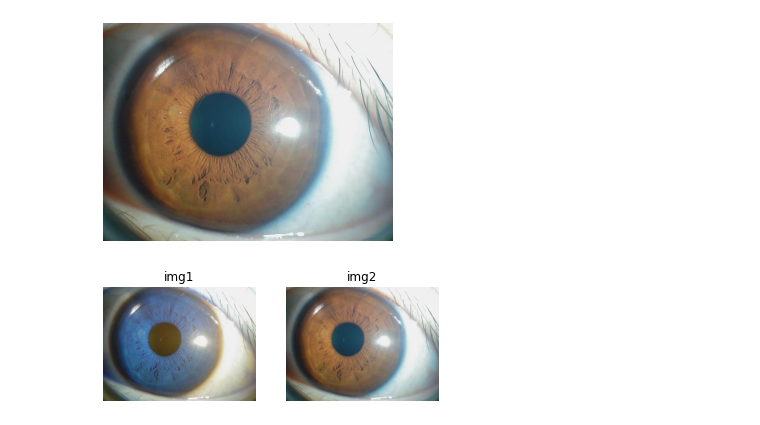
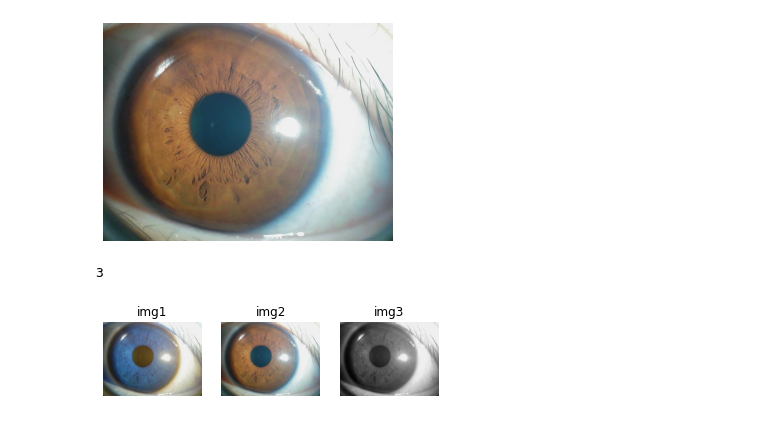
Before and after one commit to ImitatedSky/Github-openCV, a Jupyter notebook: opencv.ipynb, the cells around one changed output. Saved outputs shown, nothing was run; the diff lists cells and outputs as text; code cells hidden in the pictures.

```diff
--- a/opencv.ipynb
+++ b/opencv.ipynb
@@ -21,8 +21,8 @@ Drive already mounted at /content/gdrive; to attempt to forcibly remount, call d
 eye.jpg
 # %%
 import matplotlib.pyplot as plt # 導入matplotlib.pyplot函式庫
-img1 = cv.imread('gdrive/MyDrive/img/eye.jpg') #讀入掛載之雲端硬碟中的影像檔
-img2 = cv.cvtColor(img1, cv.COLOR_BGR2RGB) # 將影像色彩空間從 BGR888 轉成 RGB888
+img1 = cv2.imread('gdrive/MyDrive/img/eye.jpg') #讀入掛載之雲端硬碟中的影像檔
+img2 = cv2.cvtColor(img1, cv2.COLOR_BGR2RGB) # 將影像色彩空間從 BGR888 轉成 RGB888
 # plt.figure(figsize=(10,10)) # 設定顯示尺寸
 plt.axis("off") # 設定關閉XY軸刻尺
 plt.imshow(img2) # 繪製單張影像
@@ -30,16 +30,21 @@ plt.show() # 顯示影像
 # %% [output]
 [figure]
 # %%
+img3 = cv2.cvtColor(img2,cv2.COLOR_BGR2GRAY) #灰階
+# img3 = cv2.imread('gdrive/MyDrive/img/eye.jpg',cv2.IMREAD_GRAYSCALE) #灰階
 
-titles = ['img1', 'img2'] # 設定影像標題
-images = [img1, img2] # 設定顯示影像
-
+titles = ['img1', 'img2','img3'] # 設定影像標題
+images = [img1, img2, img3] # 設定顯示影像
+n = len(images)
+print(n)
 #繪製多張影像
-for i in range(2):
-  plt.subplot(1,2,i+1) # 指定子圖繪製位置
-  plt.imshow(images[i]) # 繪製單張影像
+for i in range(n):
+  plt.subplot(1,n,i+1) # 指定子圖繪製位置
+  # plt.imshow(images[i]) # 繪製單張影像 不知為何灰階的有綠色
+  plt.imshow(images[i], cmap='gray')  #改cmap屬性
   plt.title(titles[i]) # 顯示影像標題
   plt.axis("off") # 設定關閉XY軸刻尺
-plt.show()
+plt.show() # 顯示影像
 # %% [output]
+3
-[figure, old version]
+[figure, new version]
```
Also changed, not shown: parts of 1 cell of this notebook.
